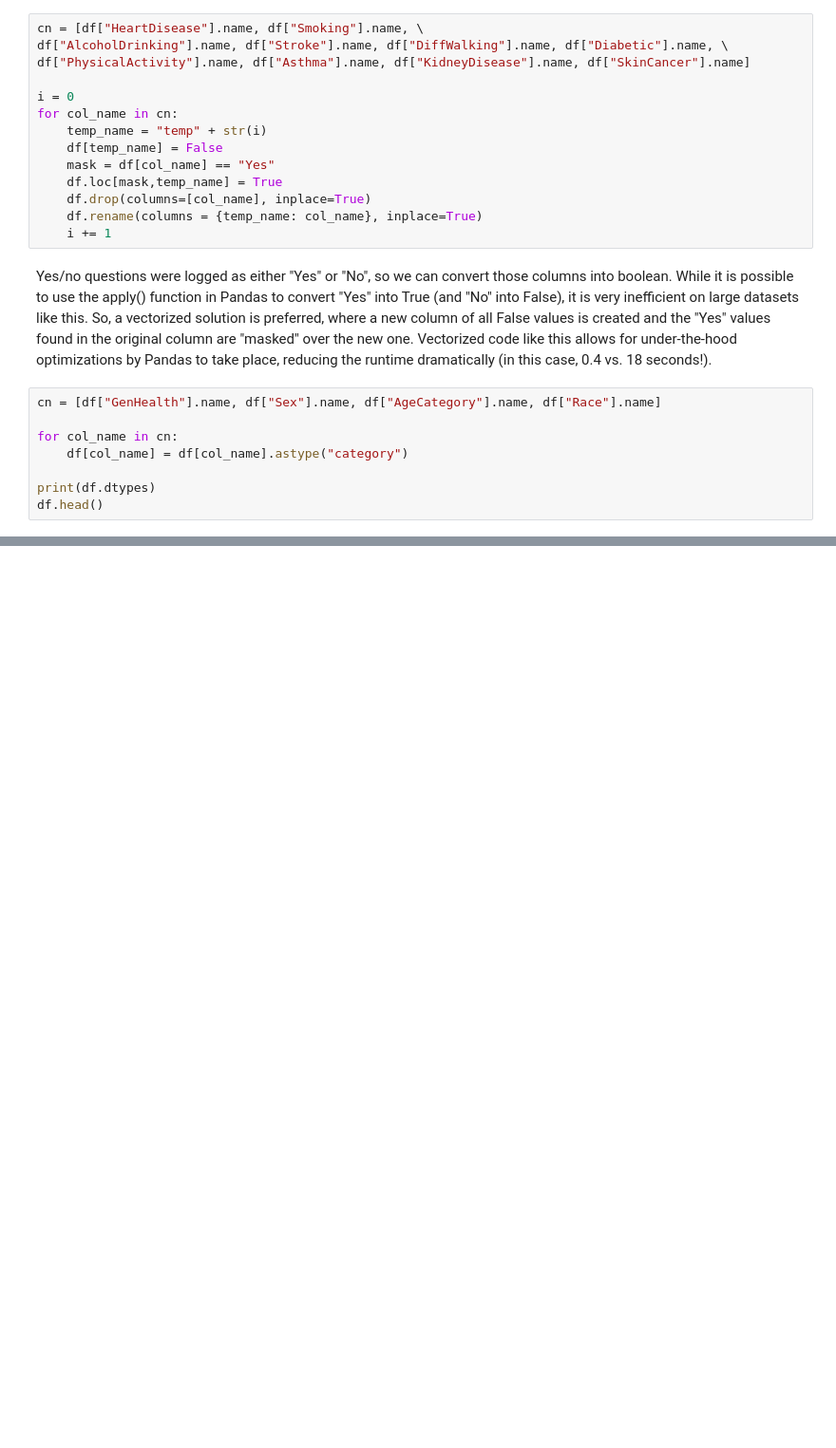
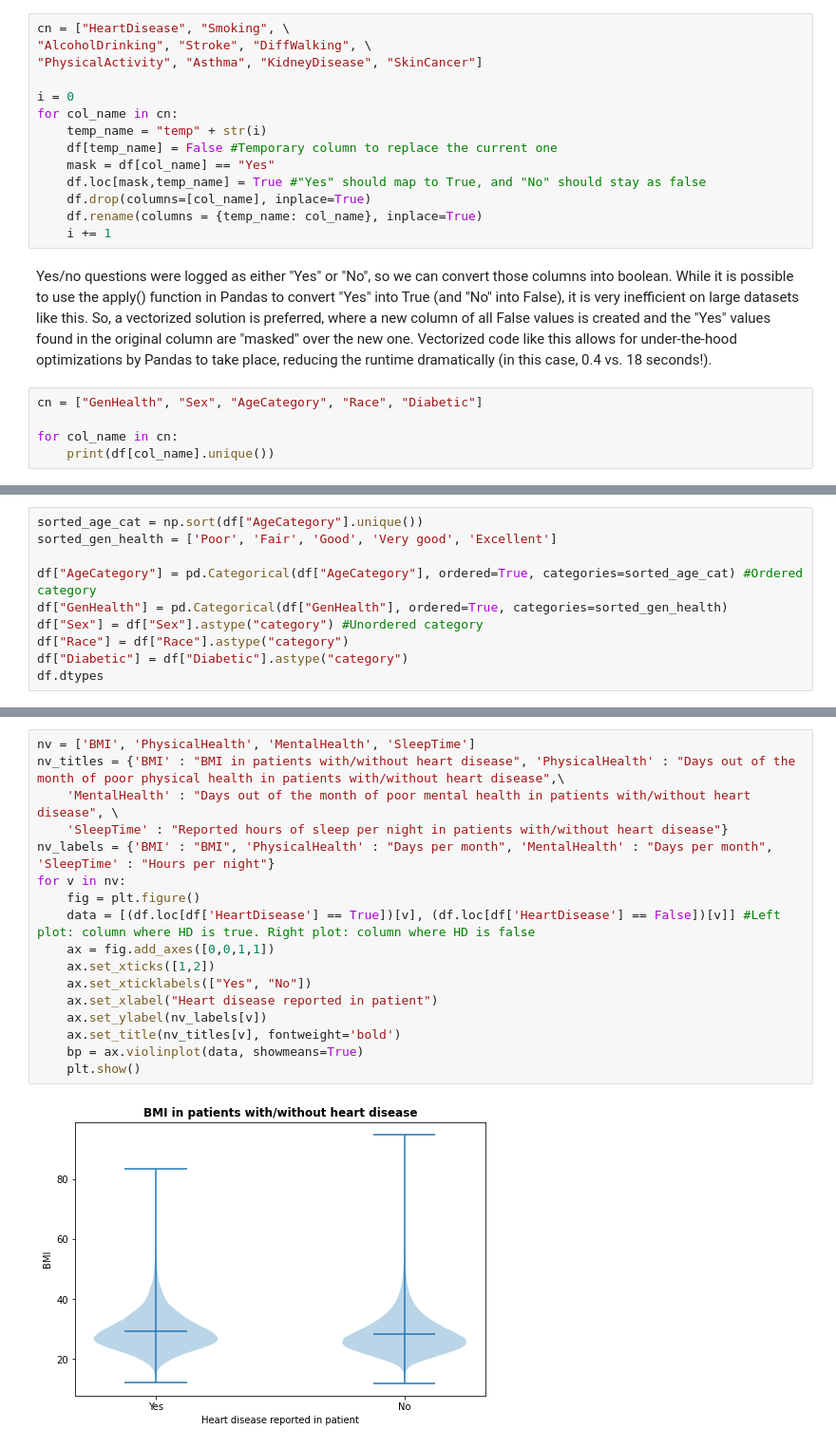
Before and after one commit to ecoates2/ecoates2.github.io, a Jupyter notebook: proj_final.ipynb, the cells around one changed output, grey strips where cells are left out. Shown at 95% size. Cells and saved outputs as stored; diff of their text form; blank space fills up the shorter version.

```diff
--- a/proj_final.ipynb
+++ b/proj_final.ipynb
@@ -90,27 +109,24 @@ SleepTime contains only integer values.
 # %% [markdown]
 When looking at the descriptors for PhysicalHealth and MentalHealth, we can see that the responses are in numbers of days. For SleepTime, the reponse is in hours. These columns were assigned as floating-point types, but performing a check on each of them reveals that they are all integers anyway (nothing past the right of the decimal point). So, we can convert them.
 # %%
-cn = [df["HeartDisease"].name, df["Smoking"].name, \
-df["AlcoholDrinking"].name, df["Stroke"].name, df["DiffWalking"].name, df["Diabetic"].name, \
-df["PhysicalActivity"].name, df["Asthma"].name, df["KidneyDisease"].name, df["SkinCancer"].name]
+cn = ["HeartDisease", "Smoking", \
+"AlcoholDrinking", "Stroke", "DiffWalking", \
+"PhysicalActivity", "Asthma", "KidneyDisease", "SkinCancer"]
 
 i = 0
 for col_name in cn:
     temp_name = "temp" + str(i)
-    df[temp_name] = False
+    df[temp_name] = False #Temporary column to replace the current one
     mask = df[col_name] == "Yes"
-    df.loc[mask,temp_name] = True
+    df.loc[mask,temp_name] = True #"Yes" should map to True, and "No" should stay as false
     df.drop(columns=[col_name], inplace=True)
     df.rename(columns = {temp_name: col_name}, inplace=True)
     i += 1
 # %% [markdown]
 Yes/no questions were logged as either "Yes" or "No", so we can convert those columns into boolean. While it is possible to use the apply() function in Pandas to convert "Yes" into True (and "No" into False), it is very inefficient on large datasets like this. So, a vectorized solution is preferred, where a new column of all False values is created and the "Yes" values found in the original column are "masked" over the new one. Vectorized code like this allows for under-the-hood optimizations by Pandas to take place, reducing the runtime dramatically (in this case, 0.4 vs. 18 seconds!).
 # %%
-cn = [df["GenHealth"].name, df["Sex"].name, df["AgeCategory"].name, df["Race"].name]
+cn = ["GenHealth", "Sex", "AgeCategory", "Race", "Diabetic"]
 
 for col_name in cn:
-    df[col_name] = df[col_name].astype("category")
-
-print(df.dtypes)
-df.head()
+    print(df[col_name].unique())
 # %% [output]
@@ -145,0 +142,10 @@ TO-DO: EDA, Machine learning models, visualizations
+# %%
+sorted_age_cat = np.sort(df["AgeCategory"].unique())
+sorted_gen_health = ['Poor', 'Fair', 'Good', 'Very good', 'Excellent']
+
+df["AgeCategory"] = pd.Categorical(df["AgeCategory"], ordered=True, categories=sorted_age_cat) #Ordered category
+df["GenHealth"] = pd.Categorical(df["GenHealth"], ordered=True, categories=sorted_gen_health)
+df["Sex"] = df["Sex"].astype("category") #Unordered category
+df["Race"] = df["Race"].astype("category")
+df["Diabetic"] = df["Diabetic"].astype("category")
+df.dtypes
@@ -145,0 +176,19 @@ TO-DO: EDA, Machine learning models, visualizations
+# %%
+nv = ['BMI', 'PhysicalHealth', 'MentalHealth', 'SleepTime']
+nv_titles = {'BMI' : "BMI in patients with/without heart disease", 'PhysicalHealth' : "Days out of the month of poor physical health in patients with/without heart disease",\
+    'MentalHealth' : "Days out of the month of poor mental health in patients with/without heart disease", \
+    'SleepTime' : "Reported hours of sleep per night in patients with/without heart disease"}
+nv_labels = {'BMI' : "BMI", 'PhysicalHealth' : "Days per month", 'MentalHealth' : "Days per month", 'SleepTime' : "Hours per night"}
+for v in nv:
+    fig = plt.figure()
+    data = [(df.loc[df['HeartDisease'] == True])[v], (df.loc[df['HeartDisease'] == False])[v]] #Left plot: column where HD is true. Right plot: column where HD is false
+    ax = fig.add_axes([0,0,1,1])
+    ax.set_xticks([1,2])
+    ax.set_xticklabels(["Yes", "No"])
+    ax.set_xlabel("Heart disease reported in patient")
+    ax.set_ylabel(nv_labels[v])
+    ax.set_title(nv_titles[v], fontweight='bold')
+    bp = ax.violinplot(data, showmeans=True)
+    plt.show()
+# %% [output]
+[figure, added]
```
Also changed, not shown: parts of 38 cells of this notebook, 1 other file.
